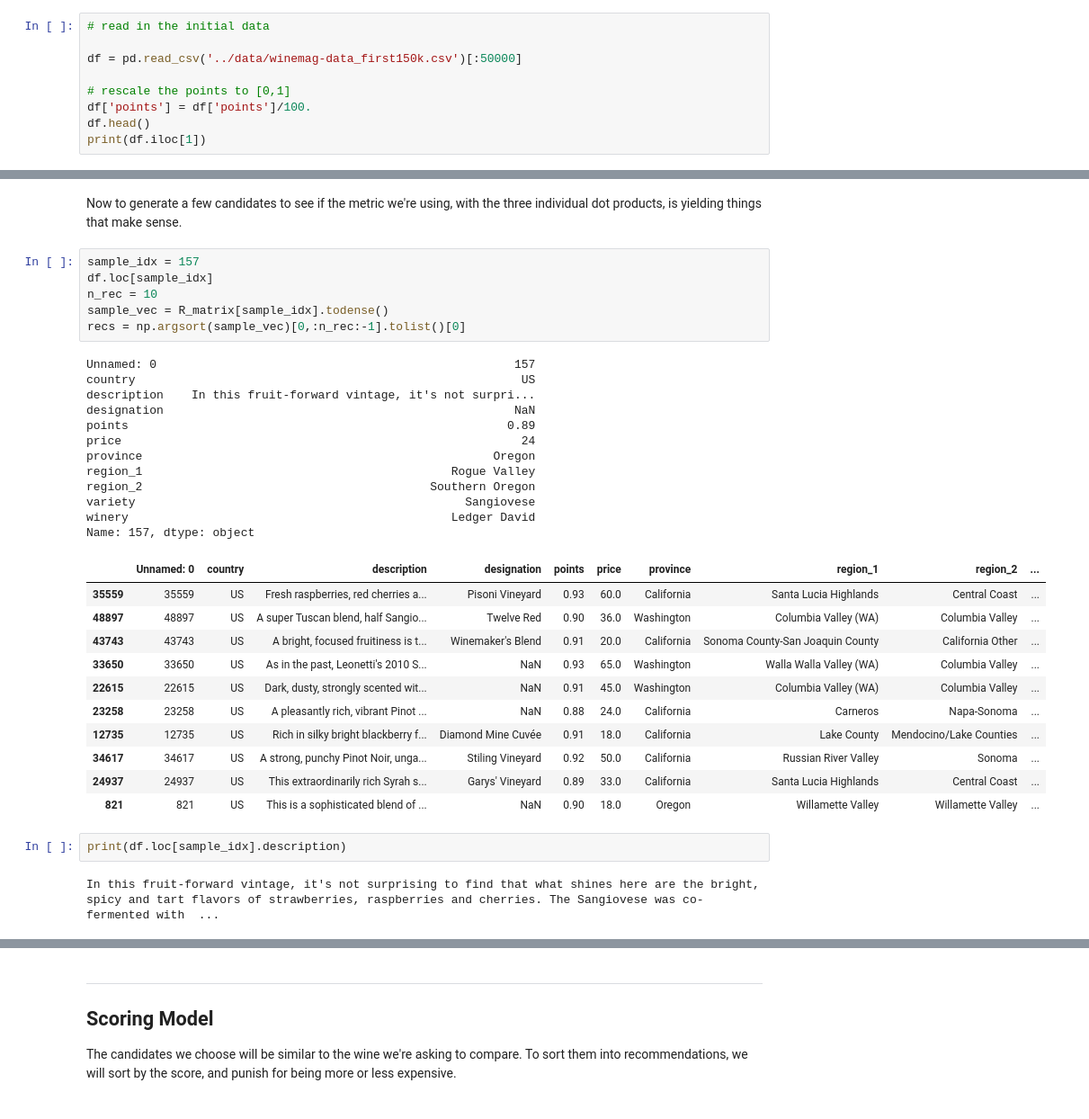
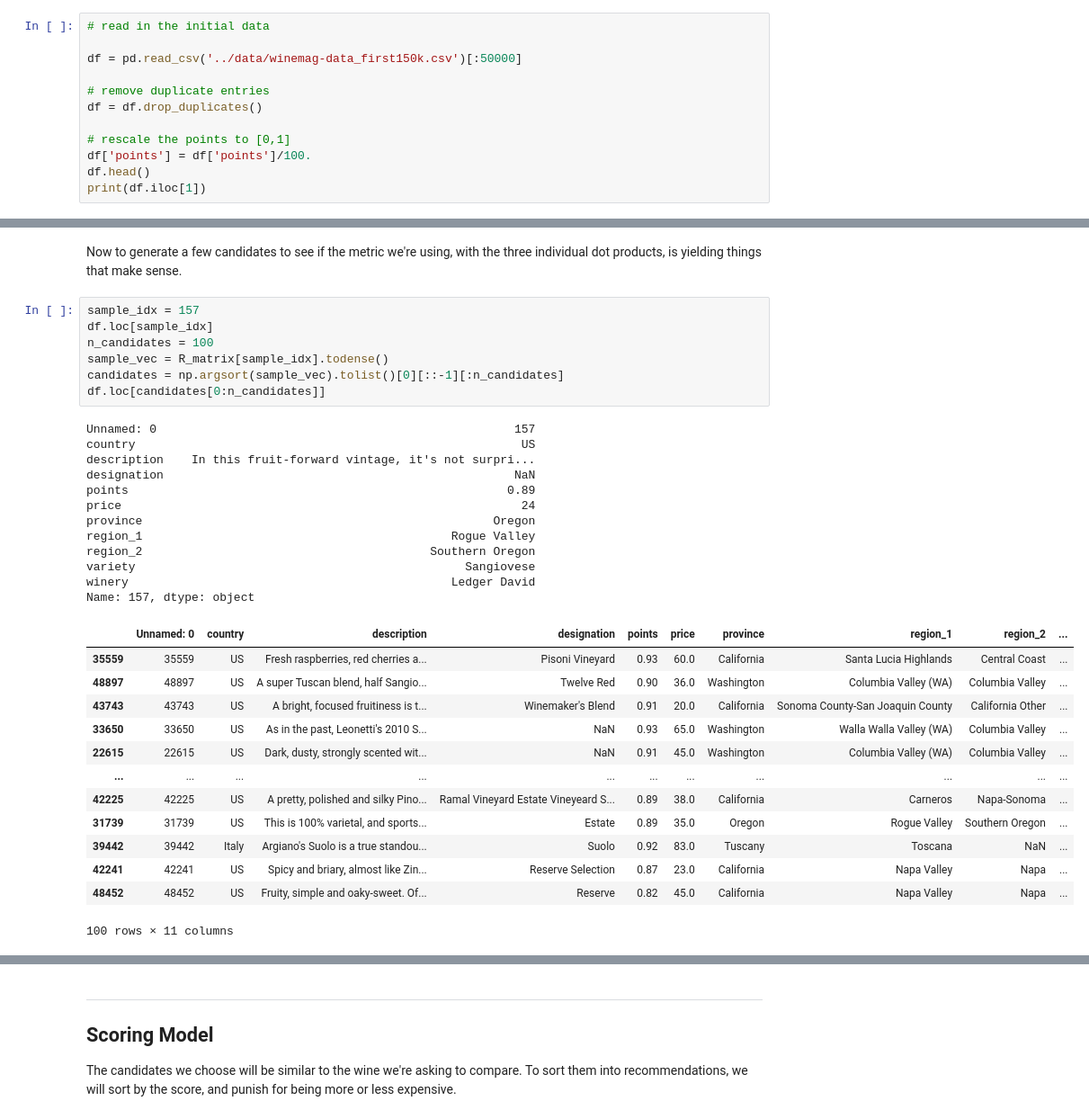
Before and after one commit to sdwebb/ml_projects, a Jupyter notebook: sommelier_numerique/notebooks/sommelier_numerique.ipynb, the cells around one changed output, grey strips where cells are left out. Shown at 90% size. Cells and saved outputs as stored; diff of their text form.

```diff
--- a/sommelier_numerique/notebooks/sommelier_numerique.ipynb
+++ b/sommelier_numerique/notebooks/sommelier_numerique.ipynb
@@ -83,6 +81,9 @@ Take a look at what we've got
 
 df = pd.read_csv('../data/winemag-data_first150k.csv')[:50000]
 
+# remove duplicate entries
+df = df.drop_duplicates()
+
 # rescale the points to [0,1]
 df['points'] = df['points']/100.
 df.head()
@@ -282,34 +298,33 @@ Now to generate a few candidates to see if the metric we're using, with the thre
 # %%
 sample_idx = 157
 df.loc[sample_idx]
-n_rec = 10
+n_candidates = 100
 sample_vec = R_matrix[sample_idx].todense()
-recs = np.argsort(sample_vec)[0,:n_rec:-1].tolist()[0]
+candidates = np.argsort(sample_vec).tolist()[0][::-1][:n_candidates]
+df.loc[candidates[0:n_candidates]]
 # %% [output]
 Unnamed: 0                                                   157
 country                                                       US
 description    In this fruit-forward vintage, it's not surpri...
 designation                                                  NaN
 points                                                      0.89
 price                                                         24
 province                                                  Oregon
 region_1                                            Rogue Valley
 region_2                                         Southern Oregon
 variety                                               Sangiovese
 winery                                              Ledger David
 Name: 157, dtype: object
 |  | Unnamed: 0 | country | description | designation | points | price | province | region_1 | region_2 | ... |
 | 35559 | 35559 | US | Fresh raspberries, red cherries a... | Pisoni Vineyard | 0.93 | 60.0 | California | Santa Lucia Highlands | Central Coast | ... |
 | 48897 | 48897 | US | A super Tuscan blend, half Sangio... | Twelve Red | 0.90 | 36.0 | Washington | Columbia Valley (WA) | Columbia Valley | ... |
 | 43743 | 43743 | US | A bright, focused fruitiness is t... | Winemaker's Blend | 0.91 | 20.0 | California | Sonoma County-San Joaquin County | California Other | ... |
 | 33650 | 33650 | US | As in the past, Leonetti's 2010 S... | NaN | 0.93 | 65.0 | Washington | Walla Walla Valley (WA) | Columbia Valley | ... |
 | 22615 | 22615 | US | Dark, dusty, strongly scented wit... | NaN | 0.91 | 45.0 | Washington | Columbia Valley (WA) | Columbia Valley | ... |
-| 23258 | 23258 | US | A pleasantly rich, vibrant Pinot ... | NaN | 0.88 | 24.0 | California | Carneros | Napa-Sonoma | ... |
-| 12735 | 12735 | US | Rich in silky bright blackberry f... | Diamond Mine Cuvée | 0.91 | 18.0 | California | Lake County | Mendocino/Lake Counties | ... |
-| 34617 | 34617 | US | A strong, punchy Pinot Noir, unga... | Stiling Vineyard | 0.92 | 50.0 | California | Russian River Valley | Sonoma | ... |
-| 24937 | 24937 | US | This extraordinarily rich Syrah s... | Garys' Vineyard | 0.89 | 33.0 | California | Santa Lucia Highlands | Central Coast | ... |
-| 821 | 821 | US | This is a sophisticated blend of ... | NaN | 0.90 | 18.0 | Oregon | Willamette Valley | Willamette Valley | ... |
+| ... | ... | ... | ... | ... | ... | ... | ... | ... | ... | ... |
+| 42225 | 42225 | US | A pretty, polished and silky Pino... | Ramal Vineyard Estate Vineyeard S... | 0.89 | 38.0 | California | Carneros | Napa-Sonoma | ... |
+| 31739 | 31739 | US | This is 100% varietal, and sports... | Estate | 0.89 | 35.0 | Oregon | Rogue Valley | Southern Oregon | ... |
+| 39442 | 39442 | Italy | Argiano's Suolo is a true standou... | Suolo | 0.92 | 83.0 | Tuscany | Toscana | NaN | ... |
+| 42241 | 42241 | US | Spicy and briary, almost like Zin... | Reserve Selection | 0.87 | 23.0 | California | Napa Valley | Napa | ... |
+| 48452 | 48452 | US | Fruity, simple and oaky-sweet. Of... | Reserve | 0.82 | 45.0 | California | Napa Valley | Napa | ... |
+100 rows × 11 columns
-# %%
-print(df.loc[sample_idx].description)
-# %% [output]
-In this fruit-forward vintage, it's not surprising to find that what shines here are the bright, spicy and tart flavors of strawberries, raspberries and cherries. The Sangiovese was co-fermented with  ...
```
Also changed, not shown: parts of 12 cells of this notebook, 2 other files.
